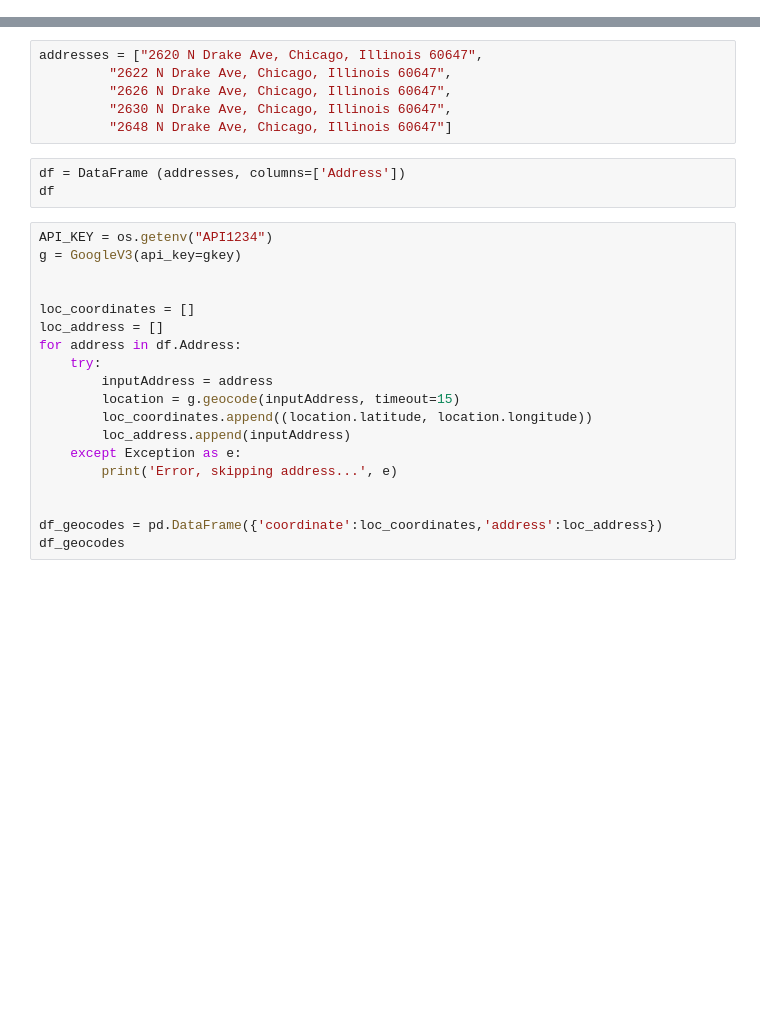
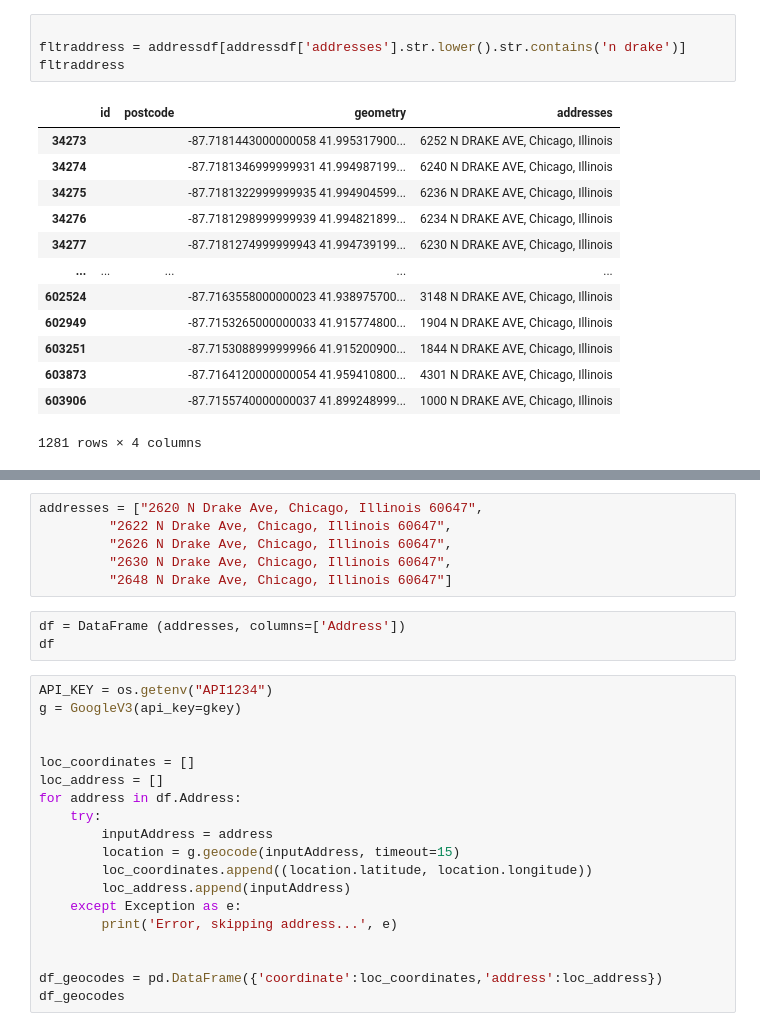
Before and after one commit to pnguenda/target_market, a Jupyter notebook: process_images.ipynb, the cells around one changed output, grey strips where cells are left out. Cells and saved outputs as stored; diff of their text form; blank space fills up the shorter version.

```diff
--- a/process_images.ipynb
+++ b/process_images.ipynb
@@ -65 +80,19 @@ dtype: object
+# %%
+
+fltraddress = addressdf[addressdf['addresses'].str.lower().str.contains('n drake')]
+fltraddress
+# %% [output]
+|  | id | postcode | geometry | addresses |
+| 34273 |  |  | -87.7181443000000058 41.995317900... | 6252 N DRAKE AVE, Chicago, Illinois |
+| 34274 |  |  | -87.7181346999999931 41.994987199... | 6240 N DRAKE AVE, Chicago, Illinois |
+| 34275 |  |  | -87.7181322999999935 41.994904599... | 6236 N DRAKE AVE, Chicago, Illinois |
+| 34276 |  |  | -87.7181298999999939 41.994821899... | 6234 N DRAKE AVE, Chicago, Illinois |
+| 34277 |  |  | -87.7181274999999943 41.994739199... | 6230 N DRAKE AVE, Chicago, Illinois |
+| ... | ... | ... | ... | ... |
+| 602524 |  |  | -87.7163558000000023 41.938975700... | 3148 N DRAKE AVE, Chicago, Illinois |
+| 602949 |  |  | -87.7153265000000033 41.915774800... | 1904 N DRAKE AVE, Chicago, Illinois |
+| 603251 |  |  | -87.7153088999999966 41.915200900... | 1844 N DRAKE AVE, Chicago, Illinois |
+| 603873 |  |  | -87.7164120000000054 41.959410800... | 4301 N DRAKE AVE, Chicago, Illinois |
+| 603906 |  |  | -87.7155740000000037 41.899248999... | 1000 N DRAKE AVE, Chicago, Illinois |
+1281 rows × 4 columns
 # %%
```
Also changed, not shown: parts of 7 cells of this notebook.
